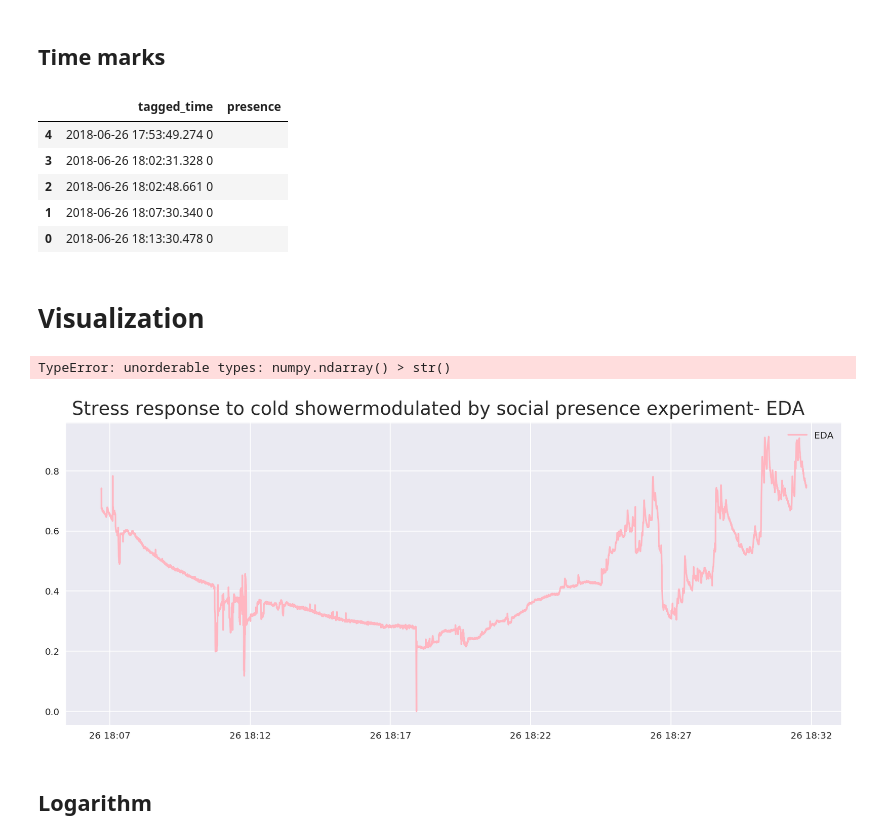
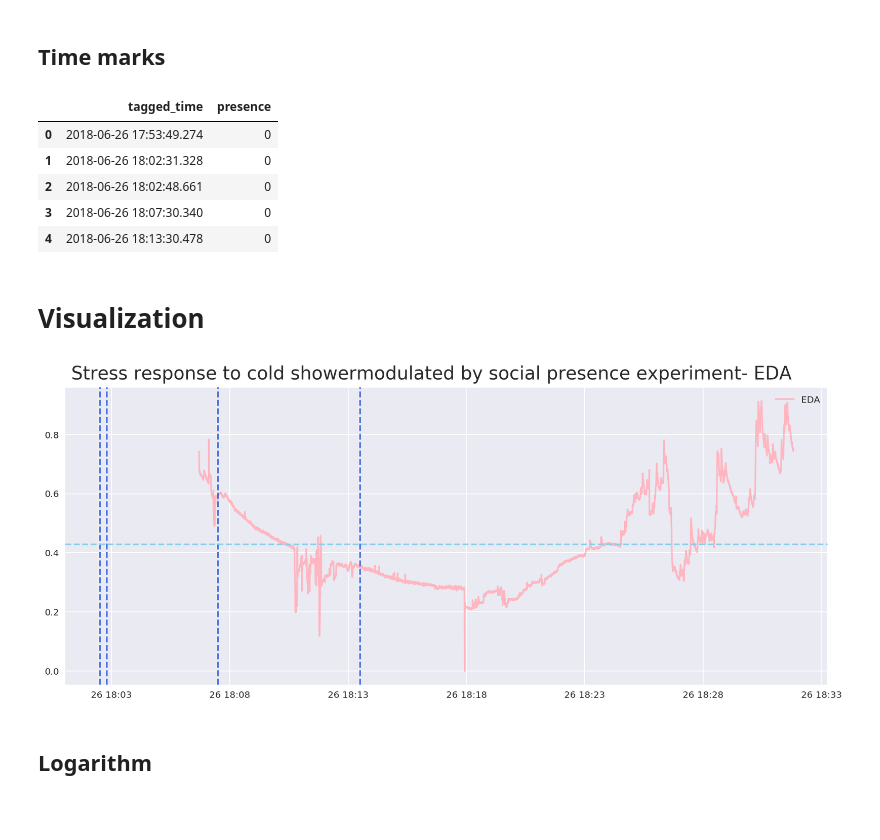
Before and after one commit to haohanwang23/coldshowershower_socialpresence, a Jupyter notebook: new/analysis/analysis1.ipynb, the cells around one changed output. Drawn from its saved outputs; the diff is of its cells as text; code cells hidden in the pictures; blank space fills up the shorter version.

```diff
--- a/new/analysis/analysis1.ipynb
+++ b/new/analysis/analysis1.ipynb
@@ -141,32 +141,36 @@ fl_exp1.head()
 ## Time marks
 # %%
 tags_1 = pd.read_csv('../data/marks/6.26.csv' , header= None)
-# tags_1 = tags_1.drop(tags_1.columns[1],axis=1)
+tags_1 = tags_1.drop(tags_1.columns[2],axis=1)
 tags_1.columns  =  ['tagged_time','presence']
 tags_1 = tags_1.sort_values('tagged_time')
+tags_1 = tags_1.reset_index(drop=True)
 tags_1.head()
 # %% [output]
 |  | tagged_time | presence |
-| 4 | 2018-06-26 17:53:49.274 0 |  |
-| 3 | 2018-06-26 18:02:31.328 0 |  |
-| 2 | 2018-06-26 18:02:48.661 0 |  |
-| 1 | 2018-06-26 18:07:30.340 0 |  |
-| 0 | 2018-06-26 18:13:30.478 0 |  |
+| 0 | 2018-06-26 17:53:49.274 | 0 |
+| 1 | 2018-06-26 18:02:31.328 | 0 |
+| 2 | 2018-06-26 18:02:48.661 | 0 |
+| 3 | 2018-06-26 18:07:30.340 | 0 |
+| 4 | 2018-06-26 18:13:30.478 | 0 |
 # %% [markdown]
 # Visualization
 # %%
 plt.figure(figsize=(15,6))
 plt.plot(fl_exp1['eda'],color ='lightpink')
 plt.figtext(.5,.9,'Stress response to cold showermodulated by social presence experiment- EDA ', fontsize=20, ha='center')
 plt.legend(['EDA'],loc=1,fontsize='medium')
-plt.axvline(x = tags_1.tagged_time[0],color = 'royalblue',linestyle='--')
+# plt.axvline(x = tags_1.tagged_time[0],color = 'royalblue',linestyle='--')
 plt.axvline(x = tags_1.tagged_time[1],color = 'royalblue',linestyle='--')
+plt.axvline(x = tags_1.tagged_time[2],color = 'royalblue',linestyle='--')
+plt.axvline(x = tags_1.tagged_time[3],color = 'royalblue',linestyle='--')
+plt.axvline(x = tags_1.tagged_time[4],color = 'royalblue',linestyle='--')
+# plt.axvline(x = tags_1.tagged_time[1],color = 'royalblue',linestyle='--')
 eda_mean = np.mean(fl_exp1.eda)
 plt.axhline(y = eda_mean, color = 'skyblue', linestyle = '--')
 plt.show()
 # %% [output]
-TypeError: unorderable types: numpy.ndarray() > str()
-[figure, old version]
+[figure, new version]
 # %% [markdown]
 ## Logarithm
 # %%
```
Also changed, not shown: parts of 1 cell of this notebook, 3 other files.
